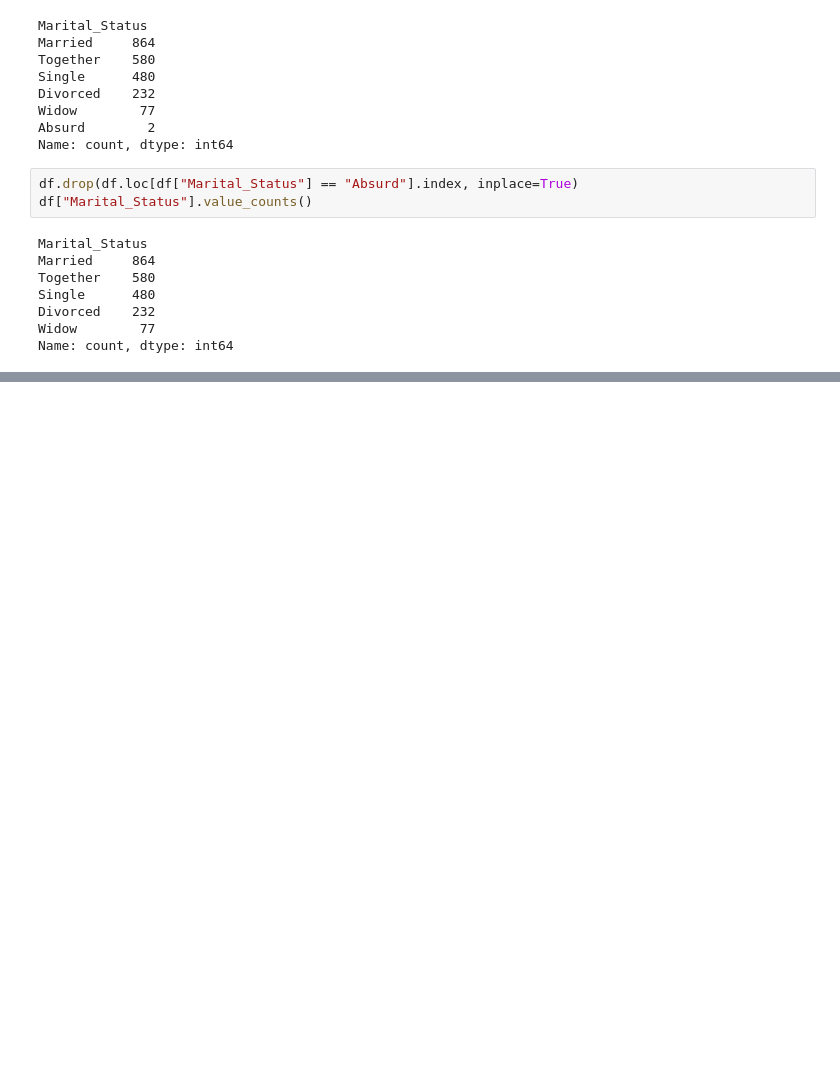
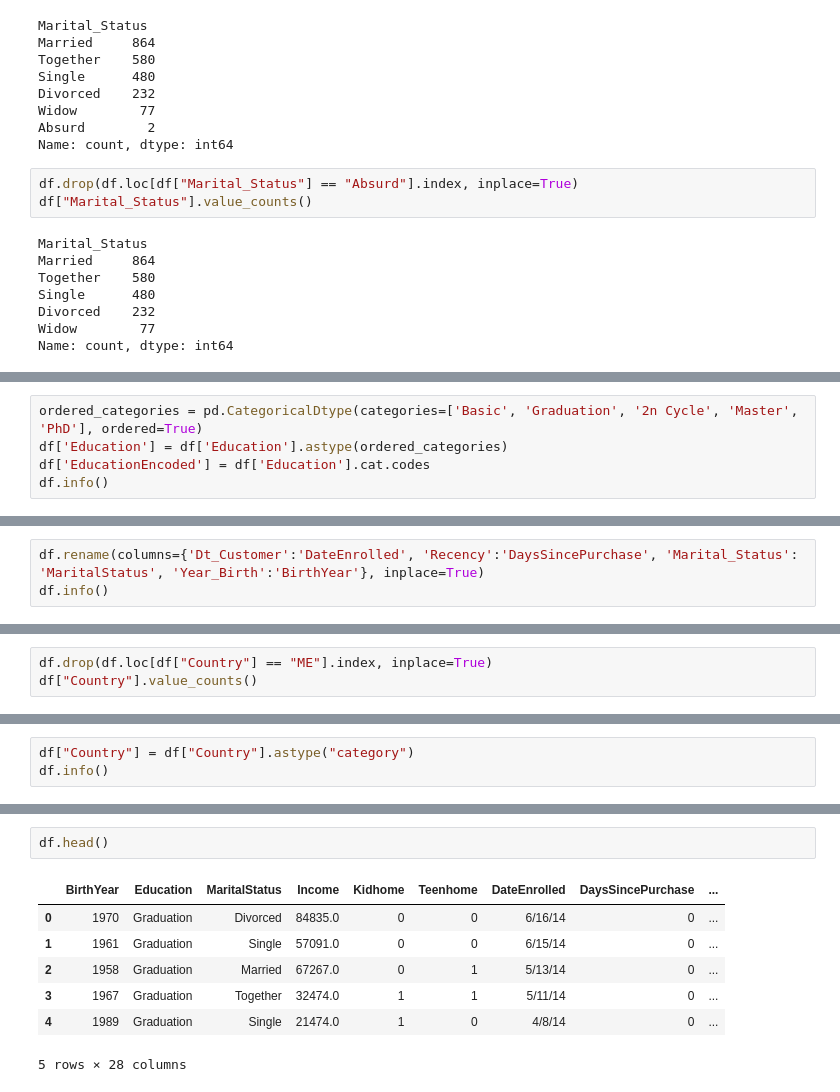
Before and after one commit to silvaGee/marketing_project, a Jupyter notebook: marketing.ipynb, the cells around one changed output, grey strips where cells are left out. Saved outputs shown, nothing was run; the diff lists cells and outputs as text; blank space fills up the shorter version.

Commit message:
encoded cat data and added columns

```diff
--- a/marketing.ipynb
+++ b/marketing.ipynb
@@ -264,0 +310,5 @@ Name: count, dtype: int64
+# %%
+ordered_categories = pd.CategoricalDtype(categories=['Basic', 'Graduation', '2n Cycle', 'Master', 'PhD'], ordered=True)
+df['Education'] = df['Education'].astype(ordered_categories)
+df['EducationEncoded'] = df['Education'].cat.codes
+df.info()
@@ -264,0 +333,3 @@ Name: count, dtype: int64
+# %%
+df.rename(columns={'Dt_Customer':'DateEnrolled', 'Recency':'DaysSincePurchase', 'Marital_Status': 'MaritalStatus', 'Year_Birth':'BirthYear'}, inplace=True)
+df.info()
@@ -264,0 +354,3 @@ Name: count, dtype: int64
+# %%
+df.drop(df.loc[df["Country"] == "ME"].index, inplace=True)
+df["Country"].value_counts()
@@ -264,0 +367,3 @@ Name: count, dtype: int64
+# %%
+df["Country"] = df["Country"].astype("category")
+df.info()
@@ -264,0 +388,10 @@ Name: count, dtype: int64
+# %%
+df.head()
+# %% [output]
+|  | BirthYear | Education | MaritalStatus | Income | Kidhome | Teenhome | DateEnrolled | DaysSincePurchase | ... |
+| 0 | 1970 | Graduation | Divorced | 84835.0 | 0 | 0 | 6/16/14 | 0 | ... |
+| 1 | 1961 | Graduation | Single | 57091.0 | 0 | 0 | 6/15/14 | 0 | ... |
+| 2 | 1958 | Graduation | Married | 67267.0 | 0 | 1 | 5/13/14 | 0 | ... |
+| 3 | 1967 | Graduation | Together | 32474.0 | 1 | 1 | 5/11/14 | 0 | ... |
+| 4 | 1989 | Graduation | Single | 21474.0 | 1 | 0 | 4/8/14 | 0 | ... |
+5 rows × 28 columns
```
Also changed, not shown: parts of 15 cells of this notebook.
